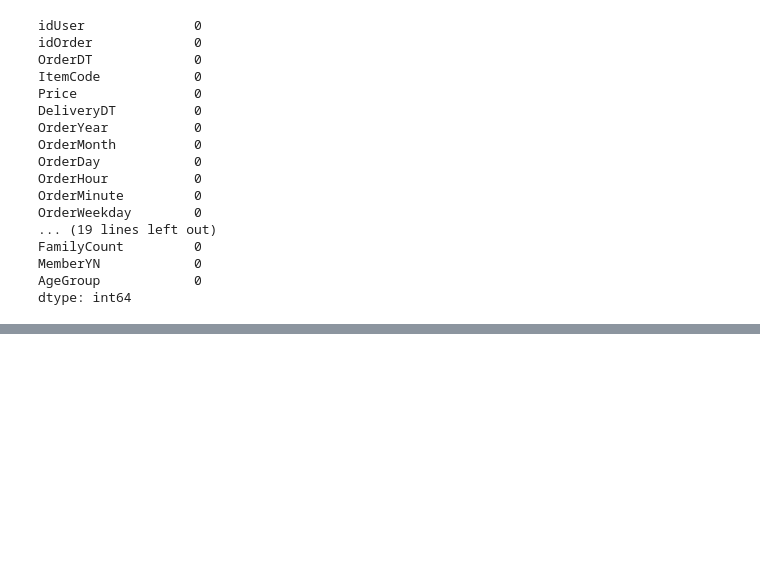
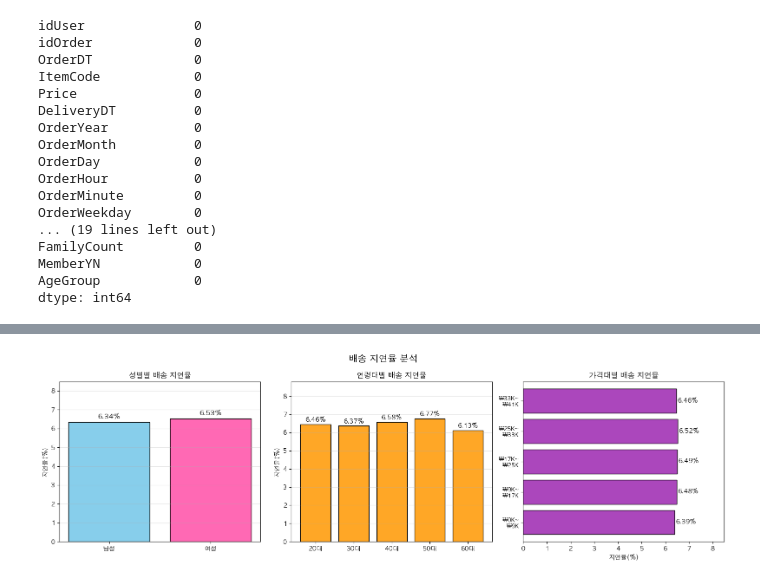
Before and after one commit to wjdwhddls/Bigdata, a Jupyter notebook: 최종데이터 정제.ipynb, the cells around one changed output, grey strips where cells are left out. Cells and saved outputs as stored; diff of their text form; code cells hidden in the pictures; blank space fills up the shorter version.

```diff
--- a/최종데이터 정제.ipynb
+++ b/최종데이터 정제.ipynb
@@ -91,0 +453,67 @@ dtype: int64
+# %%
+# 4. 배송 지연 분석 (중요!)
+print("\n" + "=" * 50)
+print("📌 배송 지연 분석")
+print("=" * 50)
+
+# 성별별 지연율
+print("\n✓ 성별별 지연율:")
+gender_late = df.groupby('Gender')['IsLate'].apply(lambda x: (x == 1).sum() / len(x) * 100)
+print(gender_late.round(2))
+
+# 연령대별 지연율
+print("\n✓ 연령대별 지연율:")
+agegroup_late = df.groupby('AgeGroup')['IsLate'].apply(lambda x: (x == 1).sum() / len(x) * 100)
+print(agegroup_late.round(2))
+
+# 가격대별 지연율
+df['PriceRange'] = pd.cut(df['Price'], bins=5)
+print("\n✓ 가격대별 지연율:")
+price_late = df.groupby('PriceRange')['IsLate'].apply(lambda x: (x == 1).sum() / len(x) * 100)
+print(price_late.round(2))
+
+# --- 시각화 ---
+fig, axes = plt.subplots(1, 3, figsize=(16, 5))
+fig.suptitle('배송 지연율 분석', fontsize=15, fontweight='bold')
+
+# (0,0) 성별별 지연율 막대
+bars = axes[0].bar(gender_late.index, gender_late.values,
+                   color=['#87CEEB', '#FF69B4'], edgecolor='black')
+axes[0].set_title('성별별 배송 지연율', fontsize=12, fontweight='bold')
+axes[0].set_ylabel('지연율(%)')
+axes[0].set_ylim(0, gender_late.max() * 1.3)
+axes[0].grid(axis='y', alpha=0.3)
+for bar, val in zip(bars, gender_late.values):
+    axes[0].text(bar.get_x() + bar.get_width() / 2, bar.get_height() + 0.1,
+                 f'{val:.2f}%', ha='center', va='bottom', fontsize=11, fontweight='bold')
+
+# (0,1) 연령대별 지연율 막대
+age_labels = [f'{age}대' for age in agegroup_late.index]
+bars2 = axes[1].bar(range(len(agegroup_late)), agegroup_late.values,
+                    color='#FFA726', edgecolor='black')
+axes[1].set_xticks(range(len(agegroup_late)))
+axes[1].set_xticklabels(age_labels)
+axes[1].set_title('연령대별 배송 지연율', fontsize=12, fontweight='bold')
+axes[1].set_ylabel('지연율(%)')
+axes[1].set_ylim(0, agegroup_late.max() * 1.3)
+axes[1].grid(axis='y', alpha=0.3)
+for bar, val in zip(bars2, agegroup_late.values):
+    axes[1].text(bar.get_x() + bar.get_width() / 2, bar.get_height() + 0.05,
+                 f'{val:.2f}%', ha='center', va='bottom', fontsize=10, fontweight='bold')
+
+# (0,2) 가격대별 지연율 가로 막대
+price_labels = [f'₩{int(iv.left/1000)}K~\n₩{int(iv.right/1000)}K' for iv in price_late.index]
+bars3 = axes[2].barh(range(len(price_late)), price_late.values,
+                     color='#AB47BC', edgecolor='black')
+axes[2].set_yticks(range(len(price_late)))
+axes[2].set_yticklabels(price_labels, fontsize=9)
+axes[2].set_title('가격대별 배송 지연율', fontsize=12, fontweight='bold')
+axes[2].set_xlabel('지연율(%)')
+axes[2].set_xlim(0, price_late.max() * 1.3)
+for bar, val in zip(bars3, price_late.values):
+    axes[2].text(bar.get_width() + 0.05, bar.get_y() + bar.get_height() / 2,
+                 f'{val:.2f}%', va='center', fontsize=10, fontweight='bold')
+
+plt.tight_layout()
+plt.show()
+# %% [output]
@@ -91,0 +537 @@ dtype: int64
+[figure, added]
```
Also changed, not shown: parts of 26 cells of this notebook, 1 other file.
